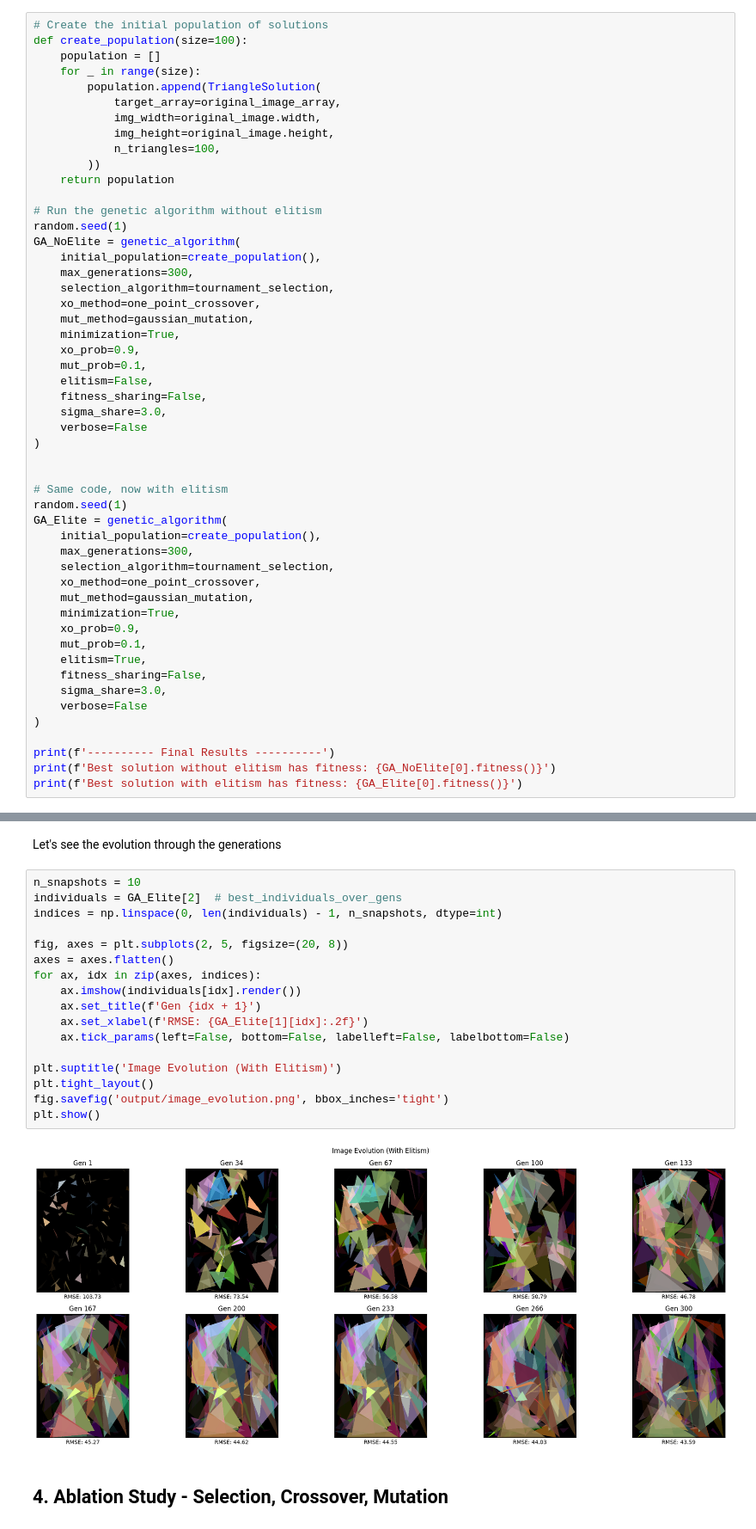
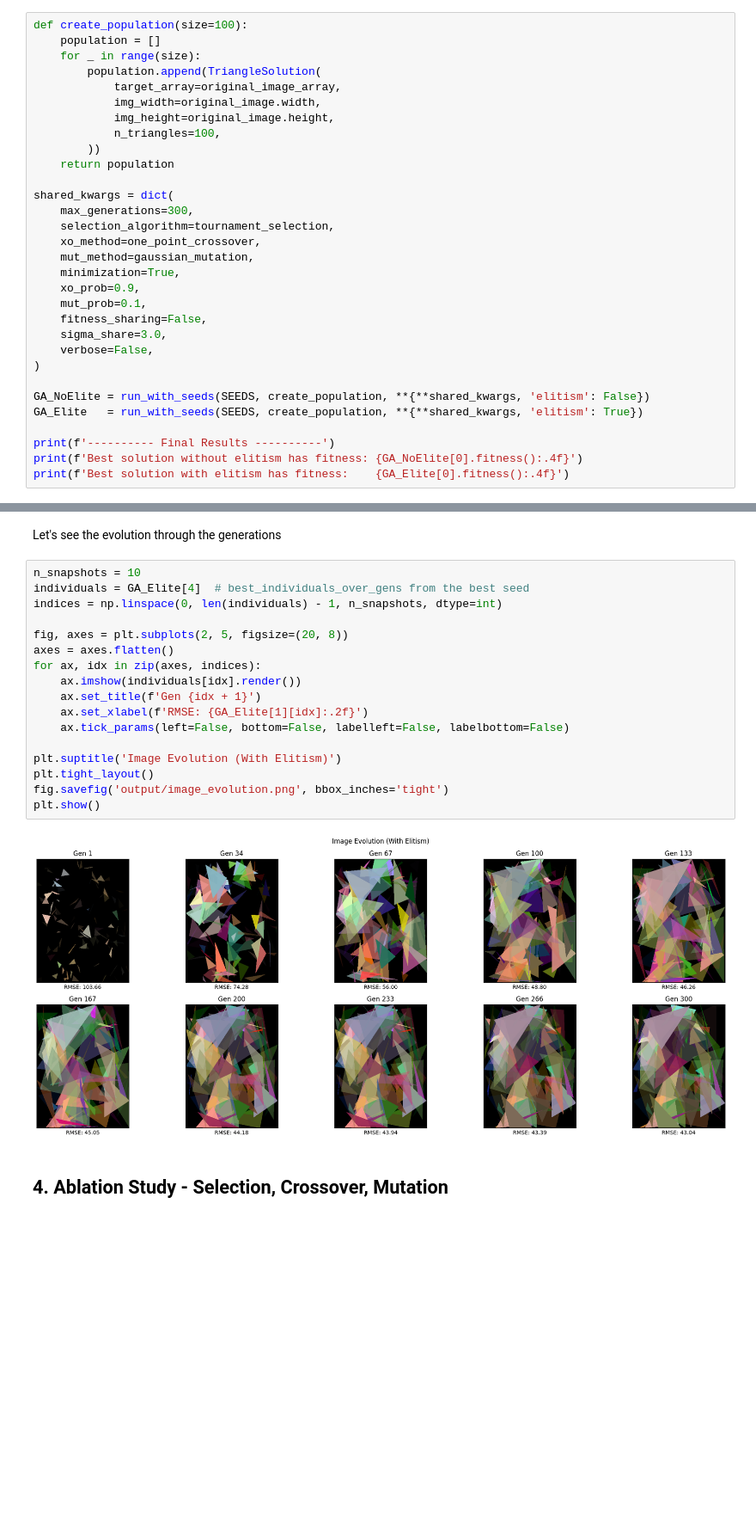
Before and after one commit to Diogo-Alex-Castanheira/Computacional_Intelligence_for_Optimization, a Jupyter notebook: Computacional_Intelligence_for_Optimization/girl_with_pearl.ipynb, the cells around one changed output, grey strips where cells are left out. Shown at 86% size. Drawn from its saved outputs; the diff is of its cells as text; blank space fills up the shorter version.

```diff
--- a/Computacional_Intelligence_for_Optimization/girl_with_pearl.ipynb
+++ b/Computacional_Intelligence_for_Optimization/girl_with_pearl.ipynb
@@ -226,7 +258,6 @@ def genetic_algorithm(
 # %% [markdown]
 Now let's try running with and without elitism. To compare both approaches
 # %%
-# Create the initial population of solutions
 def create_population(size=100):
     population = []
     for _ in range(size):
@@ -238,10 +269,7 @@ def create_population(size=100):
         ))
     return population
 
-# Run the genetic algorithm without elitism
-random.seed(1)
-GA_NoElite = genetic_algorithm(
-    initial_population=create_population(),
+shared_kwargs = dict(
     max_generations=300,
     selection_algorithm=tournament_selection,
     xo_method=one_point_crossover,
@@ -249,31 +277,15 @@ GA_NoElite = genetic_algorithm(
     minimization=True,
     xo_prob=0.9,
     mut_prob=0.1,
-    elitism=False,
     fitness_sharing=False,
     sigma_share=3.0,
-    verbose=False
+    verbose=False,
 )
 
-
-# Same code, now with elitism
-random.seed(1)
-GA_Elite = genetic_algorithm(
-    initial_population=create_population(),
-    max_generations=300,
-    selection_algorithm=tournament_selection,
-    xo_method=one_point_crossover,
-    mut_method=gaussian_mutation,
-    minimization=True,
-    xo_prob=0.9,
-    mut_prob=0.1,
-    elitism=True,
-    fitness_sharing=False,
-    sigma_share=3.0,
-    verbose=False
-)
+GA_NoElite = run_with_seeds(SEEDS, create_population, **{**shared_kwargs, 'elitism': False})
+GA_Elite   = run_with_seeds(SEEDS, create_population, **{**shared_kwargs, 'elitism': True})
 
 print(f'---------- Final Results ----------')
-print(f'Best solution without elitism has fitness: {GA_NoElite[0].fitness()}')
-print(f'Best solution with elitism has fitness: {GA_Elite[0].fitness()}')
+print(f'Best solution without elitism has fitness: {GA_NoElite[0].fitness():.4f}')
+print(f'Best solution with elitism has fitness:    {GA_Elite[0].fitness():.4f}')
 # %% [output]
@@ -378,23 +381,23 @@ plt.show()
 Let's see the evolution through the generations
 # %%
 n_snapshots = 10
-individuals = GA_Elite[2]  # best_individuals_over_gens
+individuals = GA_Elite[4]  # best_individuals_over_gens from the best seed
 indices = np.linspace(0, len(individuals) - 1, n_snapshots, dtype=int)
 
 fig, axes = plt.subplots(2, 5, figsize=(20, 8))
 axes = axes.flatten()
 for ax, idx in zip(axes, indices):
     ax.imshow(individuals[idx].render())
     ax.set_title(f'Gen {idx + 1}')
     ax.set_xlabel(f'RMSE: {GA_Elite[1][idx]:.2f}')
     ax.tick_params(left=False, bottom=False, labelleft=False, labelbottom=False)
 
 plt.suptitle('Image Evolution (With Elitism)')
 plt.tight_layout()
 fig.savefig('output/image_evolution.png', bbox_inches='tight')
 plt.show()
 # %% [output]
-[figure, old version]
+[figure, new version]
 # %% [markdown]
 ## 4. Ablation Study - Selection, Crossover, Mutation
 # %% [markdown]
```
Also changed, not shown: parts of 28 cells of this notebook, 14 other files.
